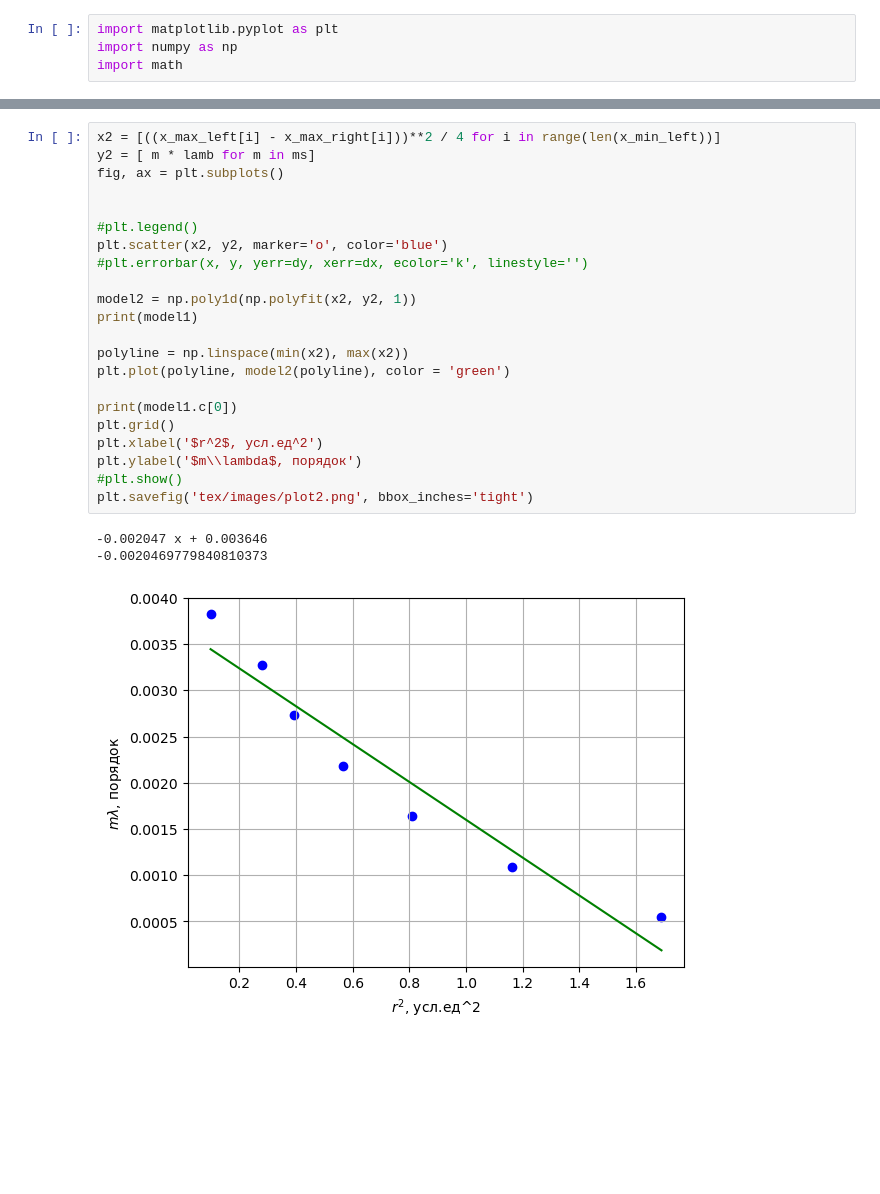
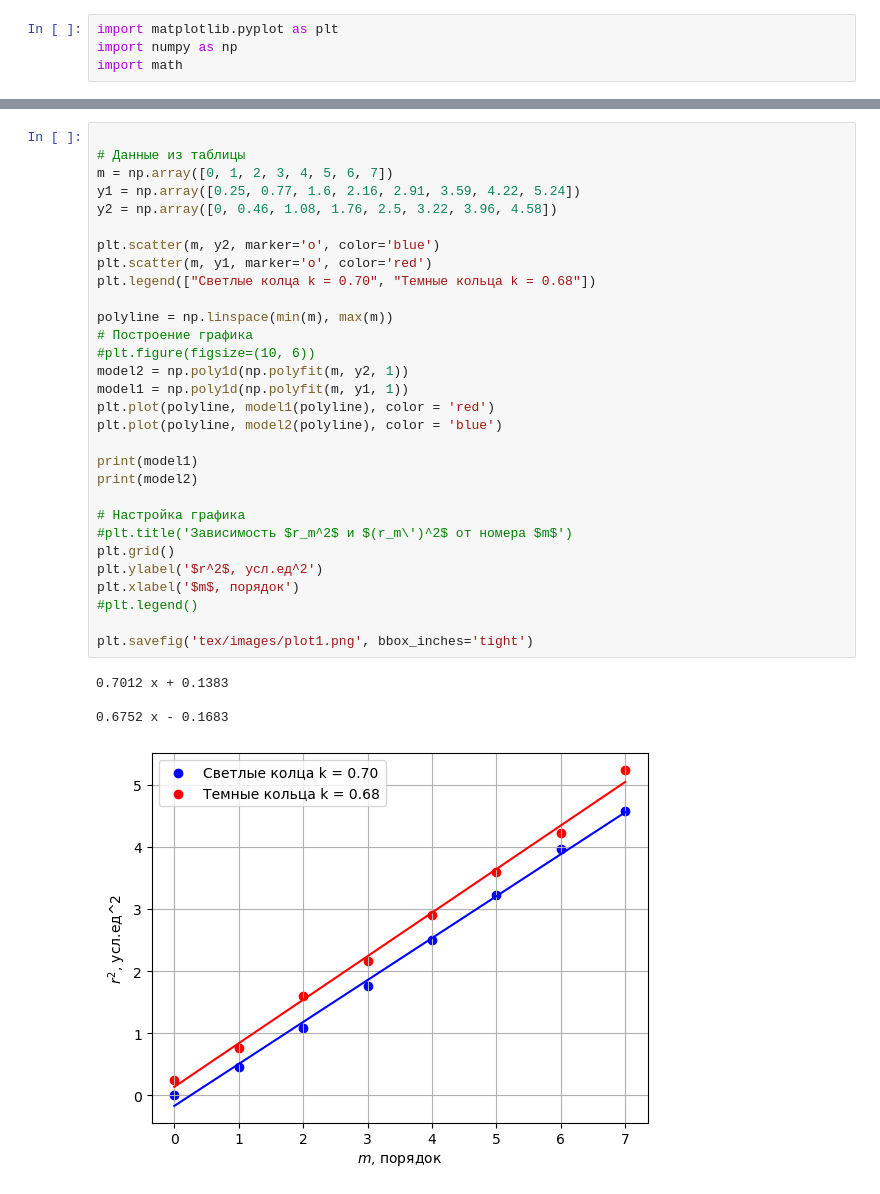
Before and after one commit to juliaProjorlivy/laba, a Jupyter notebook: 4_sem/laba_4.2.1/4.2.1.ipynb, the cells around one changed output, grey strips where cells are left out. Saved outputs shown, nothing was run; the diff lists cells and outputs as text; blank space fills up the shorter version.

```diff
--- a/4_sem/laba_4.2.1/4.2.1.ipynb
+++ b/4_sem/laba_4.2.1/4.2.1.ipynb
@@ -45,26 +5,35 @@ plt.savefig('tex/images/plot.png', bbox_inches='tight')
-# %%
-x2 = [((x_max_left[i] - x_max_right[i]))**2 / 4 for i in range(len(x_min_left))]
-y2 = [ m * lamb for m in ms]
-fig, ax = plt.subplots()
-
-
-#plt.legend()
-plt.scatter(x2, y2, marker='o', color='blue')
-#plt.errorbar(x, y, yerr=dy, xerr=dx, ecolor='k', linestyle='')
-
-model2 = np.poly1d(np.polyfit(x2, y2, 1))
-print(model1)
-
-polyline = np.linspace(min(x2), max(x2))
-plt.plot(polyline, model2(polyline), color = 'green')
-
-print(model1.c[0])
-plt.grid()
-plt.xlabel('$r^2$, усл.ед^2')
-plt.ylabel('$m\\lambda$, порядок')
-#plt.show()
-plt.savefig('tex/images/plot2.png', bbox_inches='tight')
-# %% [output]
--0.002047 x + 0.003646
--0.0020469779840810373
-[figure, removed]
+# %%
+
+# Данные из таблицы
+m = np.array([0, 1, 2, 3, 4, 5, 6, 7])
+y1 = np.array([0.25, 0.77, 1.6, 2.16, 2.91, 3.59, 4.22, 5.24])
+y2 = np.array([0, 0.46, 1.08, 1.76, 2.5, 3.22, 3.96, 4.58])
+
+plt.scatter(m, y2, marker='o', color='blue')
+plt.scatter(m, y1, marker='o', color='red')
+plt.legend(["Светлые колца k = 0.70", "Темные кольца k = 0.68"])
+
+polyline = np.linspace(min(m), max(m))
+# Построение графика
+#plt.figure(figsize=(10, 6))
+model2 = np.poly1d(np.polyfit(m, y2, 1))
+model1 = np.poly1d(np.polyfit(m, y1, 1))
+plt.plot(polyline, model1(polyline), color = 'red')
+plt.plot(polyline, model2(polyline), color = 'blue')
+
+print(model1)
+print(model2)
+
+# Настройка графика
+#plt.title('Зависимость $r_m^2$ и $(r_m\')^2$ от номера $m$')
+plt.grid()
+plt.ylabel('$r^2$, усл.ед^2')
+plt.xlabel('$m$, порядок')
+#plt.legend()
+
+plt.savefig('tex/images/plot1.png', bbox_inches='tight')
+# %% [output]
+0.7012 x + 0.1383
+
+0.6752 x - 0.1683
+[figure, added]
```
Also changed, not shown: parts of 2 cells of this notebook, 18 other files.
